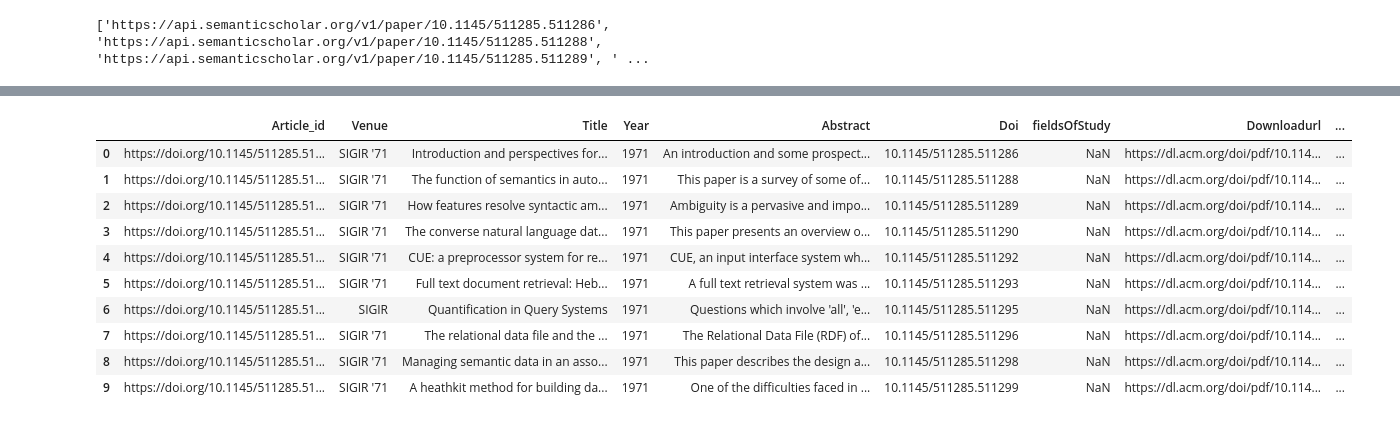
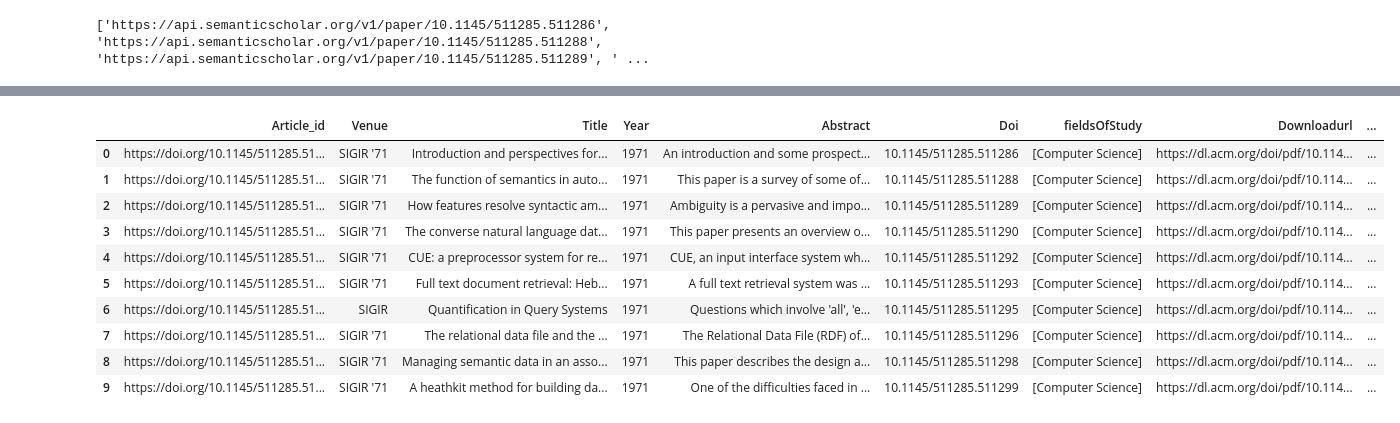
Before and after one commit to manishareddynarayan/Akshitha_INFO5731_Spring2020, a Jupyter notebook: Copy_of_Copy_of_FinalProject.ipynb, the cells around one changed output, grey strips where cells are left out. Drawn from its saved outputs; the diff is of its cells as text; code cells hidden in the pictures.

```diff
--- a/Copy_of_Copy_of_FinalProject.ipynb
+++ b/Copy_of_Copy_of_FinalProject.ipynb
@@ -85,7 +91,7 @@ FieldsOfStudylist = []
 Topiclist = []
 urllist = []
 influentialCitationCountlist = []
-for i in range(20):
+for i in range(136):
   f = open('Article' + str(i) + '.json')
   data = json.load(f)
   venue = data['venue']
@@ -111,40 +117,40 @@ f.close()
 # %%
 import pandas as pd
 import glob
 import pandas as pd
 import os
 # Select all the files in your directory
 directory = r'/content/drive/My Drive/sigir_data'
 files = glob.glob(directory + "/*.csv")
 fields = ["article_id","pdf_link","total_citation","total_download","pdf_link"]
 df1 = pd.concat([pd.read_csv(fp,skipinitialspace=True, usecols=fields,encoding = "ISO-8859-1") for fp in files])
 pdflinklist = df1['pdf_link'].values.tolist()
 totalcitationlist = df1['total_citation'].values.tolist()
 totaldownloadlist = df1['total_download'].values.tolist()
 articleidlist = df1['article_id'].values.tolist()
 col_list = ["article_id"]
 dfarticle = pd.read_csv("output.csv", usecols=col_list)
 doilist = dfarticle['article_id'].values.tolist()
 a = {'Article_id' : articleidlist ,'Venue' : Venuelist ,'Title' : Titlelist ,'Year' :Yearlist, 'Abstract': Abstractlist,
      'Doi' : doilist,'fieldsOfStudy' : FieldsOfStudylist,'Downloadurl' : pdflinklist,
      'TotalCitationCount' : totalcitationlist, 'TotalDownloadCount' : totaldownloadlist, 'Influentialcitationcount' : influentialCitationCountlist}
 df = pd.DataFrame.from_dict(a, orient='index')
 #df['fieldsOfStudy'].str.strip('[]').astype(int)
 df1 = df.transpose()
-df1['fieldsOfStudy'] = df1['fieldsOfStudy'].str.strip('[]')
+#df1['fieldsOfStudy'] = df1['fieldsOfStudy'].str.strip('[]')
 df1.head(10)
 # %% [output]
 |  | Article_id | Venue | Title | Year | Abstract | Doi | fieldsOfStudy | Downloadurl | ... |
-| 0 | https://doi.org/10.1145/511285.51... | SIGIR '71 | Introduction and perspectives for... | 1971 | An introduction and some prospect... | 10.1145/511285.511286 | NaN | https://dl.acm.org/doi/pdf/10.114... | ... |
-| 1 | https://doi.org/10.1145/511285.51... | SIGIR '71 | The function of semantics in auto... | 1971 | This paper is a survey of some of... | 10.1145/511285.511288 | NaN | https://dl.acm.org/doi/pdf/10.114... | ... |
-| 2 | https://doi.org/10.1145/511285.51... | SIGIR '71 | How features resolve syntactic am... | 1971 | Ambiguity is a pervasive and impo... | 10.1145/511285.511289 | NaN | https://dl.acm.org/doi/pdf/10.114... | ... |
-| 3 | https://doi.org/10.1145/511285.51... | SIGIR '71 | The converse natural language dat... | 1971 | This paper presents an overview o... | 10.1145/511285.511290 | NaN | https://dl.acm.org/doi/pdf/10.114... | ... |
-| 4 | https://doi.org/10.1145/511285.51... | SIGIR '71 | CUE: a preprocessor system for re... | 1971 | CUE, an input interface system wh... | 10.1145/511285.511292 | NaN | https://dl.acm.org/doi/pdf/10.114... | ... |
-| 5 | https://doi.org/10.1145/511285.51... | SIGIR '71 | Full text document retrieval: Heb... | 1971 | A full text retrieval system was ... | 10.1145/511285.511293 | NaN | https://dl.acm.org/doi/pdf/10.114... | ... |
-| 6 | https://doi.org/10.1145/511285.51... | SIGIR | Quantification in Query Systems | 1971 | Questions which involve 'all', 'e... | 10.1145/511285.511295 | NaN | https://dl.acm.org/doi/pdf/10.114... | ... |
-| 7 | https://doi.org/10.1145/511285.51... | SIGIR '71 | The relational data file and the ... | 1971 | The Relational Data File (RDF) of... | 10.1145/511285.511296 | NaN | https://dl.acm.org/doi/pdf/10.114... | ... |
-| 8 | https://doi.org/10.1145/511285.51... | SIGIR '71 | Managing semantic data in an asso... | 1971 | This paper describes the design a... | 10.1145/511285.511298 | NaN | https://dl.acm.org/doi/pdf/10.114... | ... |
-| 9 | https://doi.org/10.1145/511285.51... | SIGIR '71 | A heathkit method for building da... | 1971 | One of the difficulties faced in ... | 10.1145/511285.511299 | NaN | https://dl.acm.org/doi/pdf/10.114... | ... |
+| 0 | https://doi.org/10.1145/511285.51... | SIGIR '71 | Introduction and perspectives for... | 1971 | An introduction and some prospect... | 10.1145/511285.511286 | [Computer Science] | https://dl.acm.org/doi/pdf/10.114... | ... |
+| 1 | https://doi.org/10.1145/511285.51... | SIGIR '71 | The function of semantics in auto... | 1971 | This paper is a survey of some of... | 10.1145/511285.511288 | [Computer Science] | https://dl.acm.org/doi/pdf/10.114... | ... |
+| 2 | https://doi.org/10.1145/511285.51... | SIGIR '71 | How features resolve syntactic am... | 1971 | Ambiguity is a pervasive and impo... | 10.1145/511285.511289 | [Computer Science] | https://dl.acm.org/doi/pdf/10.114... | ... |
+| 3 | https://doi.org/10.1145/511285.51... | SIGIR '71 | The converse natural language dat... | 1971 | This paper presents an overview o... | 10.1145/511285.511290 | [Computer Science] | https://dl.acm.org/doi/pdf/10.114... | ... |
+| 4 | https://doi.org/10.1145/511285.51... | SIGIR '71 | CUE: a preprocessor system for re... | 1971 | CUE, an input interface system wh... | 10.1145/511285.511292 | [Computer Science] | https://dl.acm.org/doi/pdf/10.114... | ... |
+| 5 | https://doi.org/10.1145/511285.51... | SIGIR '71 | Full text document retrieval: Heb... | 1971 | A full text retrieval system was ... | 10.1145/511285.511293 | [Computer Science] | https://dl.acm.org/doi/pdf/10.114... | ... |
+| 6 | https://doi.org/10.1145/511285.51... | SIGIR | Quantification in Query Systems | 1971 | Questions which involve 'all', 'e... | 10.1145/511285.511295 | [Computer Science] | https://dl.acm.org/doi/pdf/10.114... | ... |
+| 7 | https://doi.org/10.1145/511285.51... | SIGIR '71 | The relational data file and the ... | 1971 | The Relational Data File (RDF) of... | 10.1145/511285.511296 | [Computer Science] | https://dl.acm.org/doi/pdf/10.114... | ... |
+| 8 | https://doi.org/10.1145/511285.51... | SIGIR '71 | Managing semantic data in an asso... | 1971 | This paper describes the design a... | 10.1145/511285.511298 | [Computer Science] | https://dl.acm.org/doi/pdf/10.114... | ... |
+| 9 | https://doi.org/10.1145/511285.51... | SIGIR '71 | A heathkit method for building da... | 1971 | One of the difficulties faced in ... | 10.1145/511285.511299 | [Computer Science] | https://dl.acm.org/doi/pdf/10.114... | ... |
 # %%
 #table 2
 import json
```
Also changed, not shown: parts of 6 cells of this notebook.
